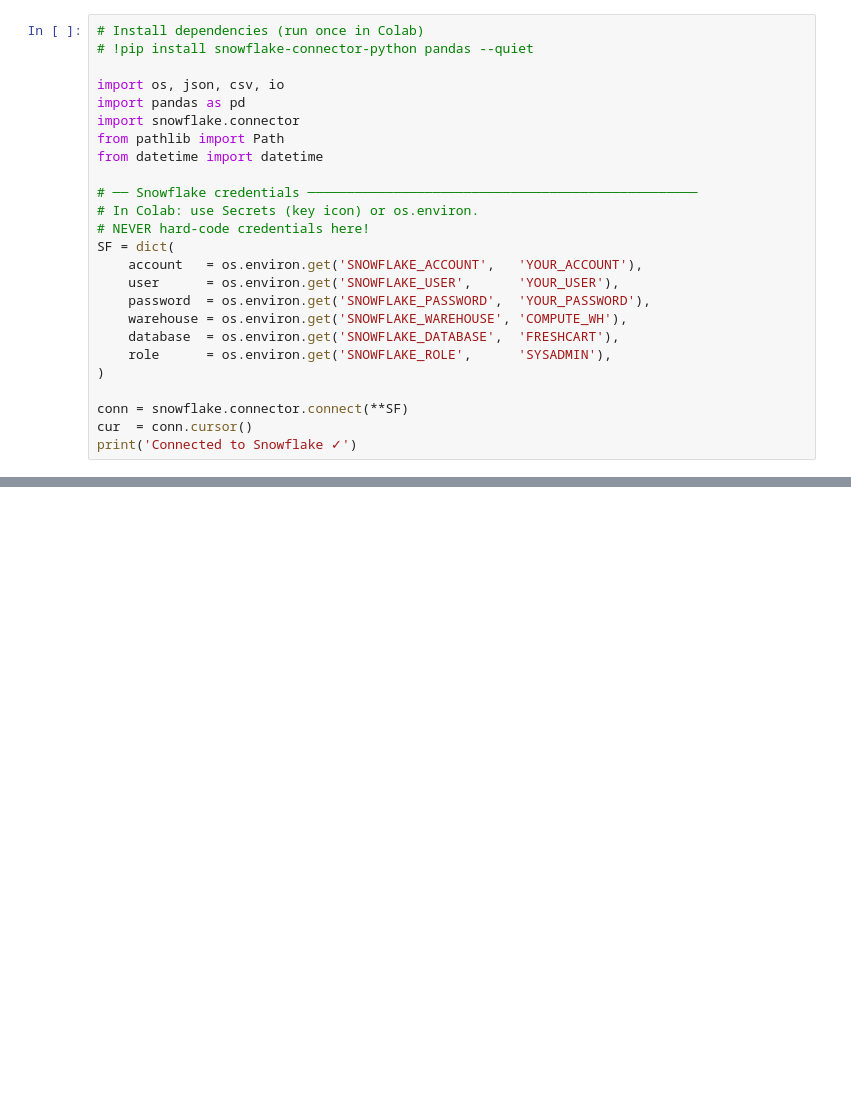
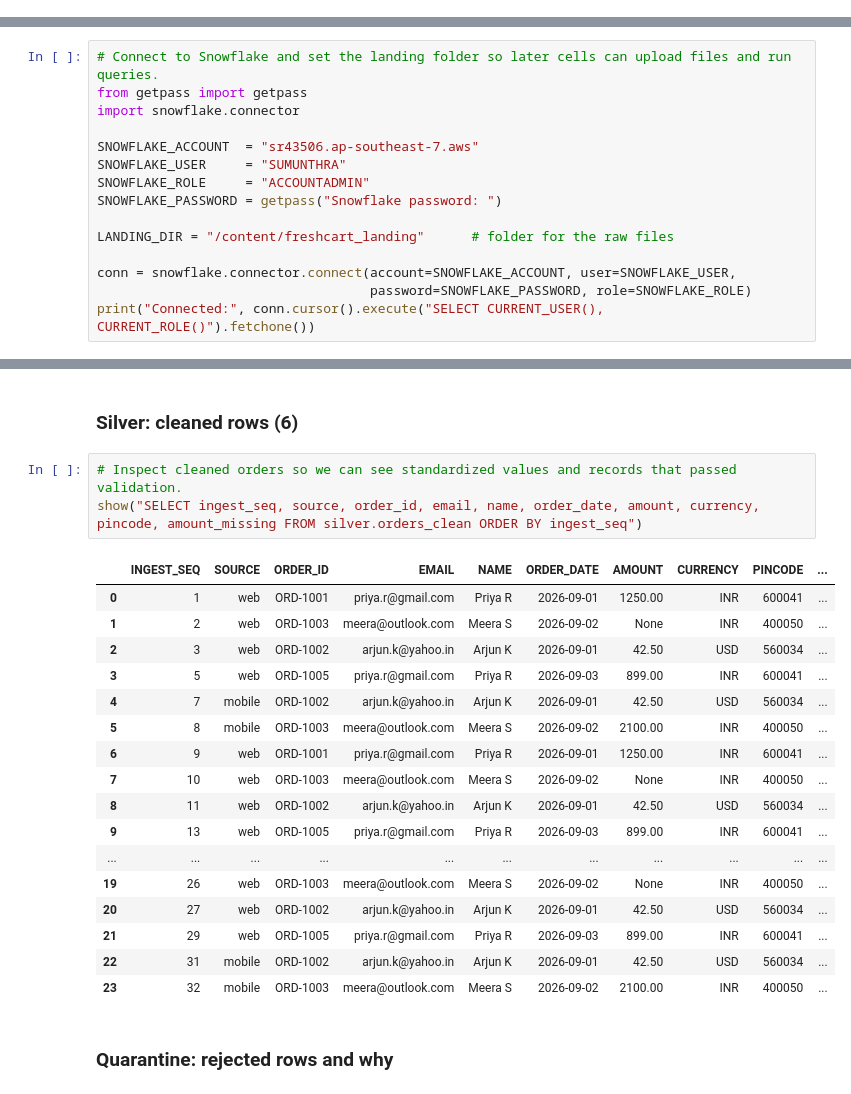
Before and after one commit to Manjunath-013/freshcart-pipelines, a Jupyter notebook: elt/freshcart_elt.ipynb, the cells around one changed output, grey strips where cells are left out. Drawn from its saved outputs; the diff is of its cells as text; blank space fills up the shorter version.

```diff
--- a/elt/freshcart_elt.ipynb
+++ b/elt/freshcart_elt.ipynb
@@ -30,25 +0,0 @@ API (mock)
-# %%
-# Install dependencies (run once in Colab)
-# !pip install snowflake-connector-python pandas --quiet
-
-import os, json, csv, io
-import pandas as pd
-import snowflake.connector
-from pathlib import Path
-from datetime import datetime
-
-# ── Snowflake credentials ──────────────────────────────────────────────────
-# In Colab: use Secrets (key icon) or os.environ.
-# NEVER hard-code credentials here!
-SF = dict(
-    account   = os.environ.get('SNOWFLAKE_ACCOUNT',   'YOUR_ACCOUNT'),
-    user      = os.environ.get('SNOWFLAKE_USER',      'YOUR_USER'),
-    password  = os.environ.get('SNOWFLAKE_PASSWORD',  'YOUR_PASSWORD'),
-    warehouse = os.environ.get('SNOWFLAKE_WAREHOUSE', 'COMPUTE_WH'),
-    database  = os.environ.get('SNOWFLAKE_DATABASE',  'FRESHCART'),
-    role      = os.environ.get('SNOWFLAKE_ROLE',      'SYSADMIN'),
-)
-
-conn = snowflake.connector.connect(**SF)
-cur  = conn.cursor()
-print('Connected to Snowflake ✓')
@@ -567,0 +25,15 @@ print('Snowflake connection closed ✓')
+# %%
+# Connect to Snowflake and set the landing folder so later cells can upload files and run queries.
+from getpass import getpass
+import snowflake.connector
+
+SNOWFLAKE_ACCOUNT  = "sr43506.ap-southeast-7.aws"
+SNOWFLAKE_USER     = "SUMUNTHRA"
+SNOWFLAKE_ROLE     = "ACCOUNTADMIN"
+SNOWFLAKE_PASSWORD = getpass("Snowflake password: ")
+
+LANDING_DIR = "/content/freshcart_landing"      # folder for the raw files
+
+conn = snowflake.connector.connect(account=SNOWFLAKE_ACCOUNT, user=SNOWFLAKE_USER,
+                                   password=SNOWFLAKE_PASSWORD, role=SNOWFLAKE_ROLE)
+print("Connected:", conn.cursor().execute("SELECT CURRENT_USER(), CURRENT_ROLE()").fetchone())
@@ -567,0 +672,25 @@ print('Snowflake connection closed ✓')
+# %% [markdown]
+### Silver: cleaned rows (6)
+# %%
+# Inspect cleaned orders so we can see standardized values and records that passed validation.
+show("SELECT ingest_seq, source, order_id, email, name, order_date, amount, currency, pincode, amount_missing FROM silver.orders_clean ORDER BY ingest_seq")
+# %% [output]
+|  | INGEST_SEQ | SOURCE | ORDER_ID | EMAIL | NAME | ORDER_DATE | AMOUNT | CURRENCY | PINCODE | ... |
+| 0 | 1 | web | ORD-1001 | priya.r@gmail.com | Priya R | 2026-09-01 | 1250.00 | INR | 600041 | ... |
+| 1 | 2 | web | ORD-1003 | meera@outlook.com | Meera S | 2026-09-02 | None | INR | 400050 | ... |
+| 2 | 3 | web | ORD-1002 | arjun.k@yahoo.in | Arjun K | 2026-09-01 | 42.50 | USD | 560034 | ... |
+| 3 | 5 | web | ORD-1005 | priya.r@gmail.com | Priya R | 2026-09-03 | 899.00 | INR | 600041 | ... |
+| 4 | 7 | mobile | ORD-1002 | arjun.k@yahoo.in | Arjun K | 2026-09-01 | 42.50 | USD | 560034 | ... |
+| 5 | 8 | mobile | ORD-1003 | meera@outlook.com | Meera S | 2026-09-02 | 2100.00 | INR | 400050 | ... |
+| 6 | 9 | web | ORD-1001 | priya.r@gmail.com | Priya R | 2026-09-01 | 1250.00 | INR | 600041 | ... |
+| 7 | 10 | web | ORD-1003 | meera@outlook.com | Meera S | 2026-09-02 | None | INR | 400050 | ... |
+| 8 | 11 | web | ORD-1002 | arjun.k@yahoo.in | Arjun K | 2026-09-01 | 42.50 | USD | 560034 | ... |
+| 9 | 13 | web | ORD-1005 | priya.r@gmail.com | Priya R | 2026-09-03 | 899.00 | INR | 600041 | ... |
+| ... | ... | ... | ... | ... | ... | ... | ... | ... | ... | ... |
+| 19 | 26 | web | ORD-1003 | meera@outlook.com | Meera S | 2026-09-02 | None | INR | 400050 | ... |
+| 20 | 27 | web | ORD-1002 | arjun.k@yahoo.in | Arjun K | 2026-09-01 | 42.50 | USD | 560034 | ... |
+| 21 | 29 | web | ORD-1005 | priya.r@gmail.com | Priya R | 2026-09-03 | 899.00 | INR | 600041 | ... |
+| 22 | 31 | mobile | ORD-1002 | arjun.k@yahoo.in | Arjun K | 2026-09-01 | 42.50 | USD | 560034 | ... |
+| 23 | 32 | mobile | ORD-1003 | meera@outlook.com | Meera S | 2026-09-02 | 2100.00 | INR | 400050 | ... |
+# %% [markdown]
+### Quarantine: rejected rows and why
```
Also changed, not shown: parts of 73 cells of this notebook, 1 other file.
